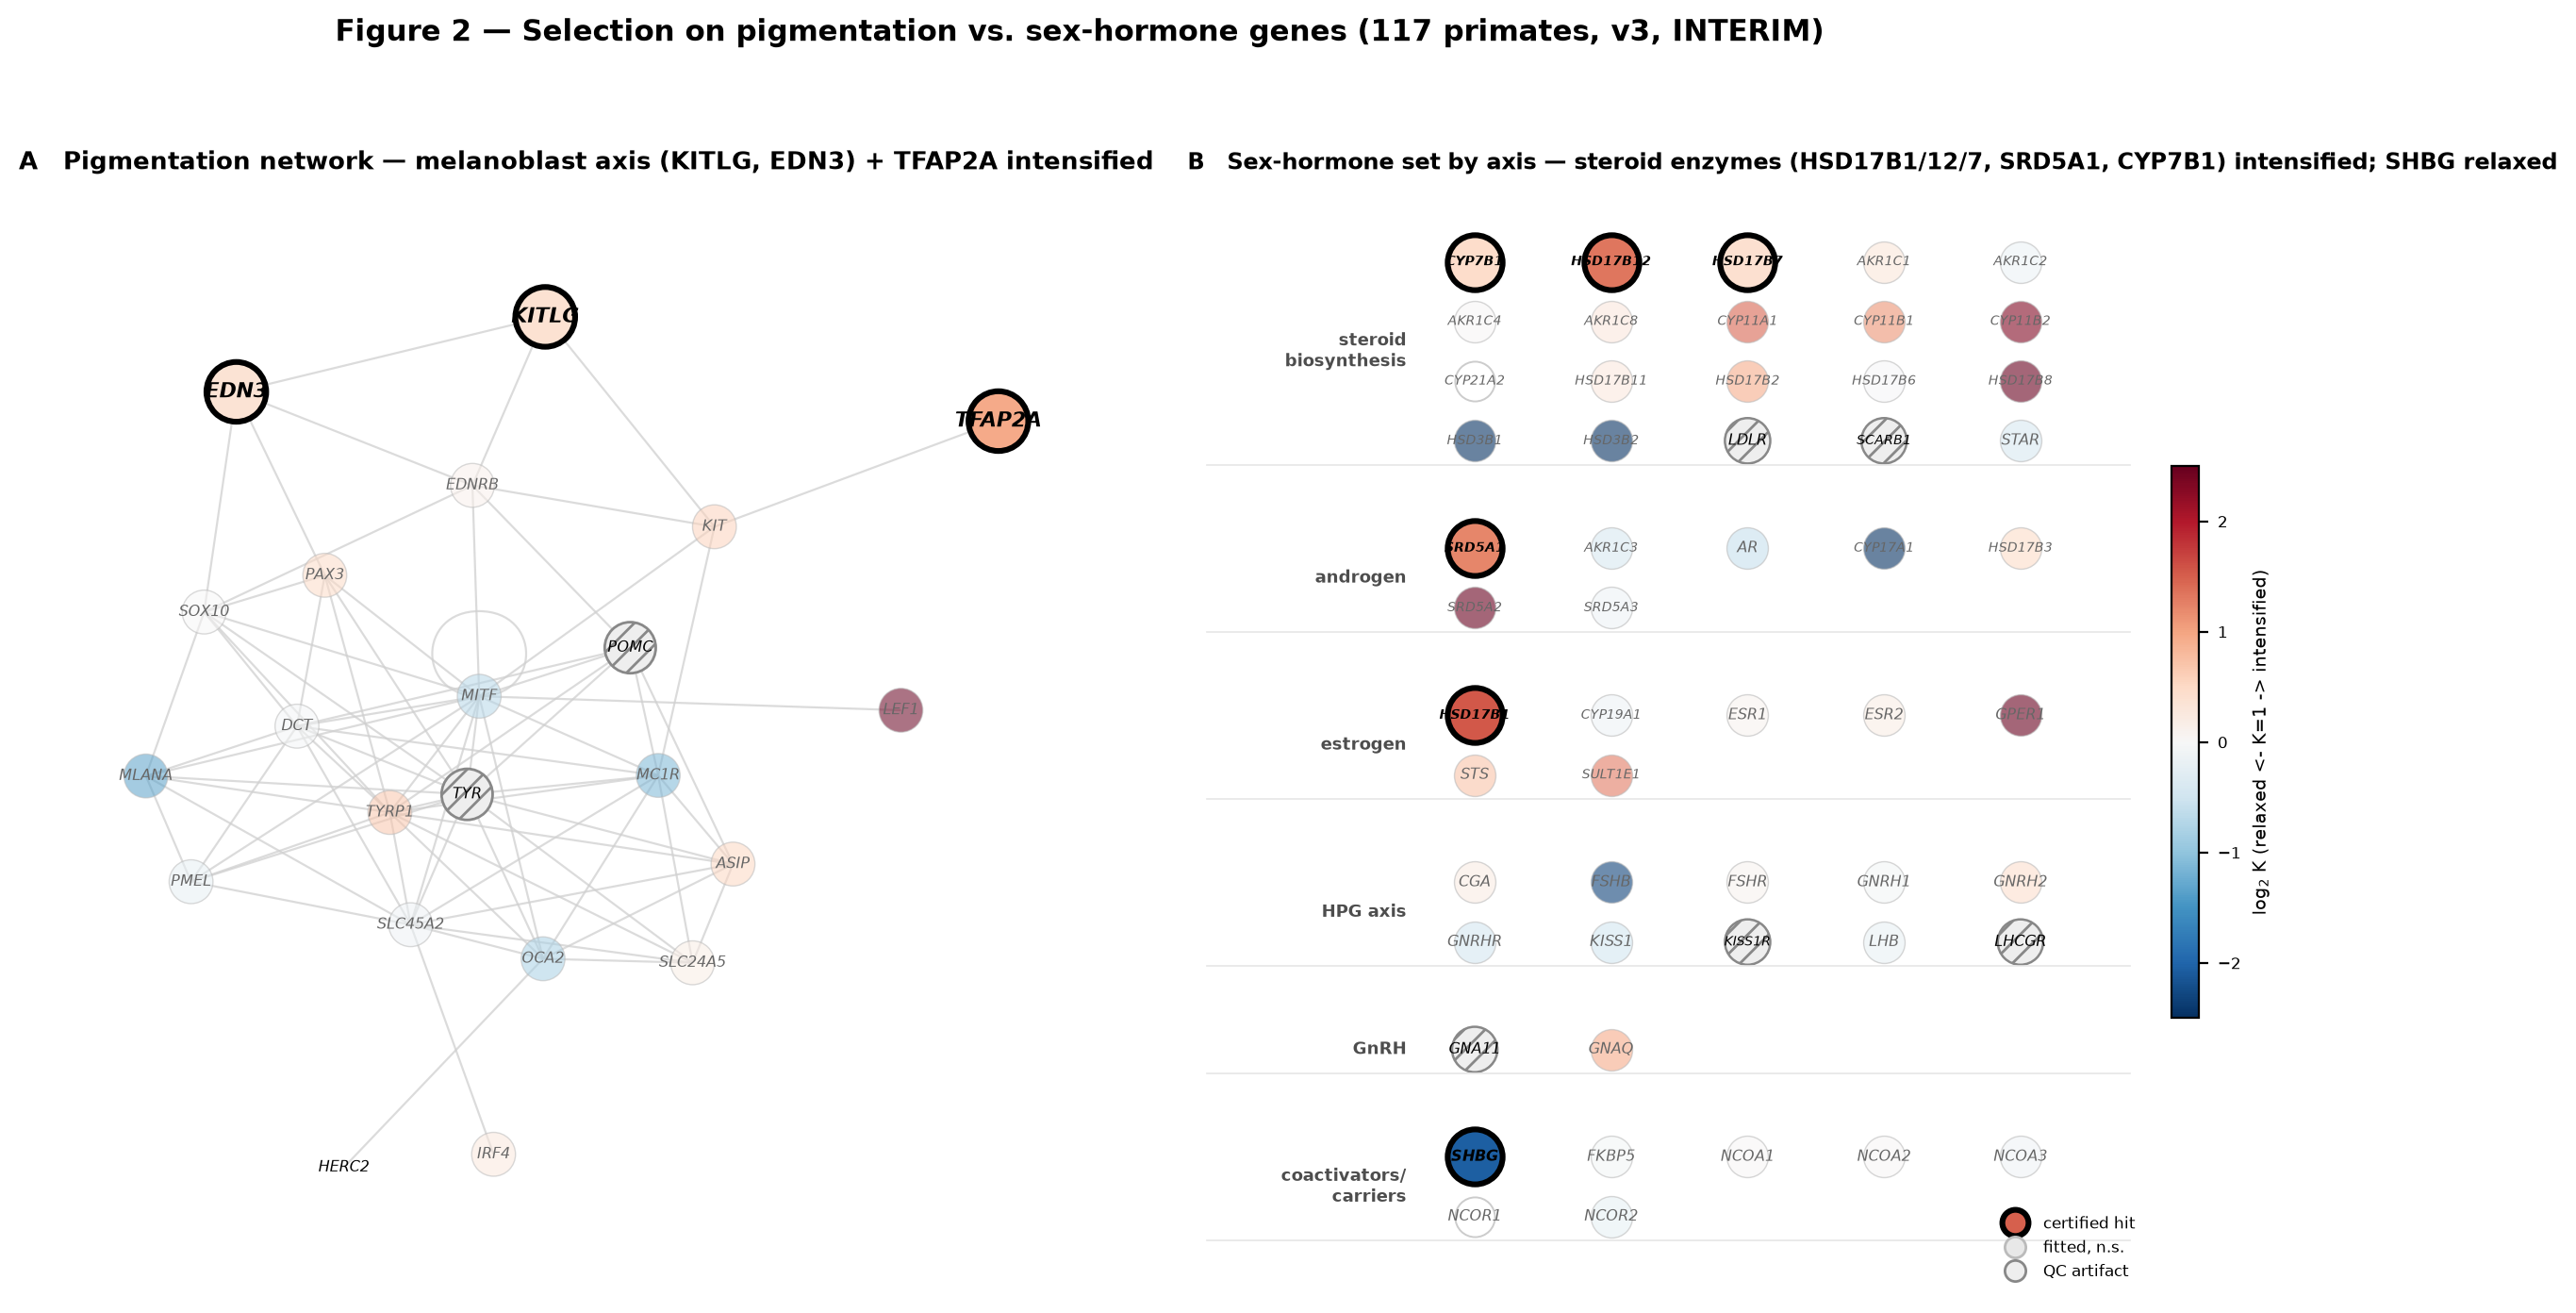
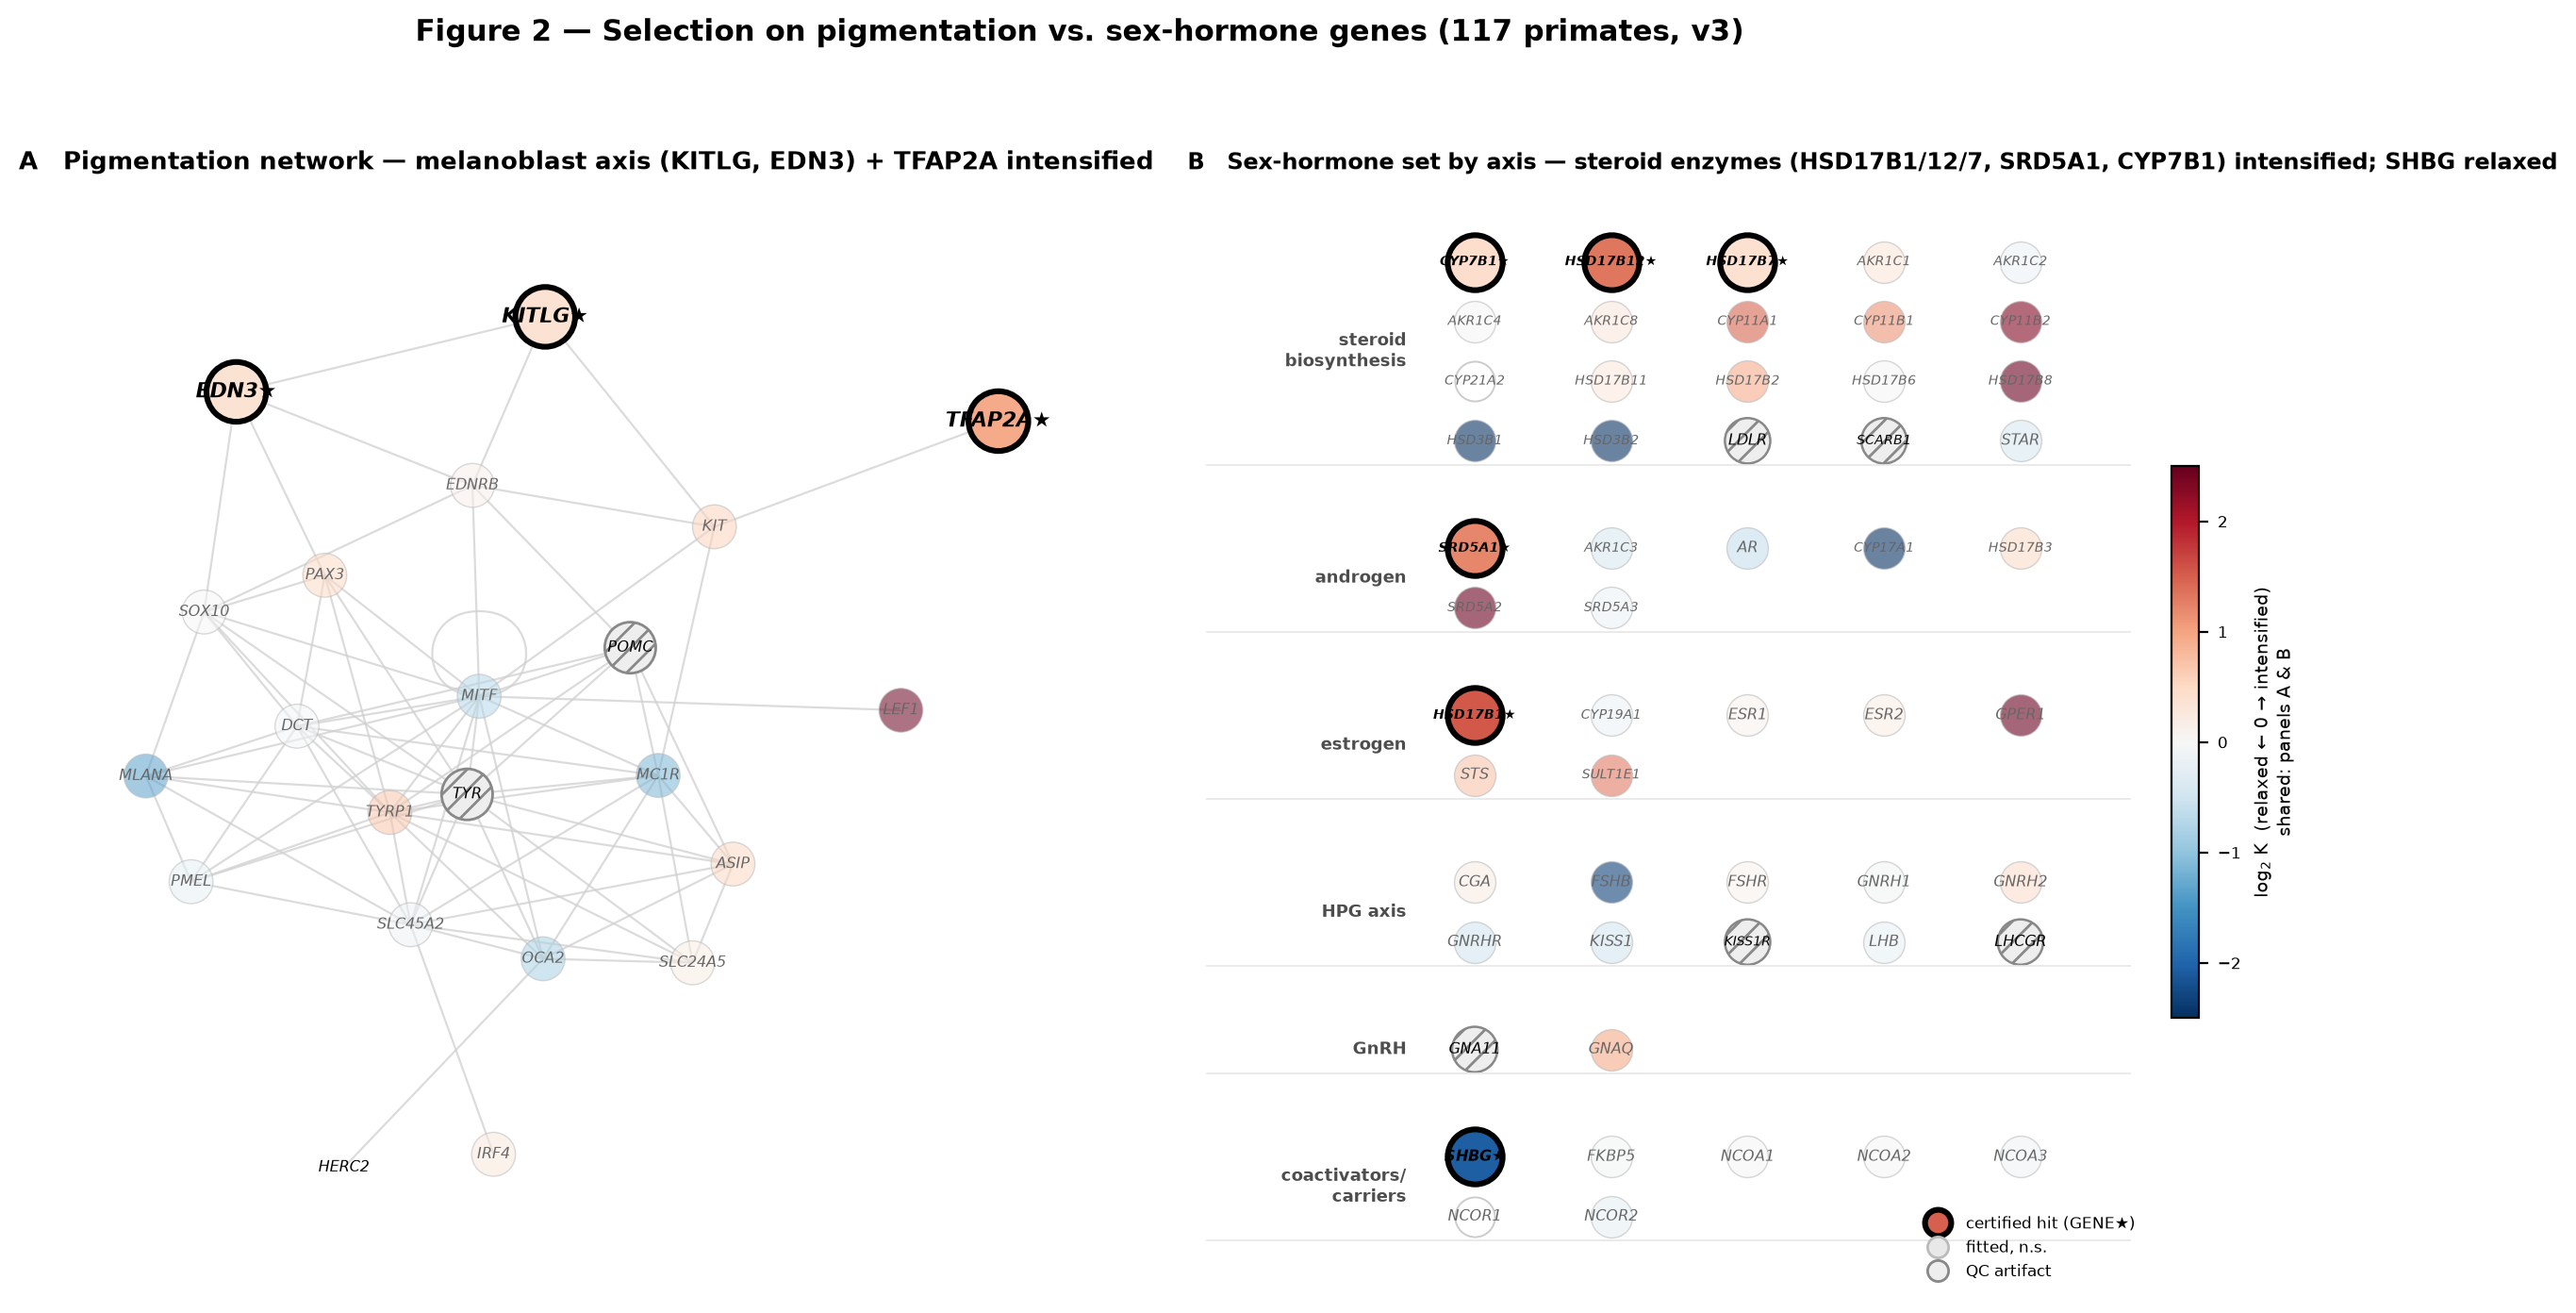
The change to this notebook cell's code, shown as a diff; its figure went from the first image to the second:
--- before
+++ after
@@ -44,5 +44,5 @@
 sigset = set(cert.gene)
 for g in Gm.nodes():
-    axN.annotate(g, pos[g], fontsize=8 if g in sigset else 5.8,
+    axN.annotate(g+("\u2605" if g in sigset else ""), pos[g], fontsize=8 if g in sigset else 5.8,
                  fontweight="bold" if g in sigset else "normal",
                  ha="center", va="center", fontstyle="italic",
@@ -77,5 +77,5 @@
                     edgecolor="k" if s=="clean_sig" else "#bbb",
                     lw=2.2 if s=="clean_sig" else 0.5, alpha=1.0 if s=="clean_sig" else 0.6, zorder=3)
-    axH.annotate(g,(x,y),fontsize=5.0 if len(g)>5 else 5.6,
+    axH.annotate(g+("\u2605" if g in sigset else ""),(x,y),fontsize=5.0 if len(g)>5 else 5.6,
                  fontweight="bold" if g in sigset else "normal",
                  ha="center",va="center",fontstyle="italic",
@@ -91,11 +91,11 @@
 sm=mpl.cm.ScalarMappable(norm=norm,cmap=cmap); sm.set_array([])
 cb=fig.colorbar(sm,ax=[axN,axH],fraction=0.018,pad=0.01,shrink=0.5)
-cb.set_label("log$_2$ K (relaxed <- K=1 -> intensified)",fontsize=7); cb.ax.tick_params(labelsize=6)
+cb.set_label("log$_2$ K  (relaxed \u2190 0 \u2192 intensified)\nshared: panels A & B",fontsize=7); cb.ax.tick_params(labelsize=6)
 axH.legend(handles=[
-    Line2D([],[],marker="o",color="w",markerfacecolor="#d6604d",markeredgecolor="k",markeredgewidth=2.2,label="certified hit",ls="",ms=10),
+    Line2D([],[],marker="o",color="w",markerfacecolor="#d6604d",markeredgecolor="k",markeredgewidth=2.2,label="certified hit (GENE\u2605)",ls="",ms=10),
     Line2D([],[],marker="o",color="w",markerfacecolor="#e8e8e8",markeredgecolor="#bbb",label="fitted, n.s.",ls="",ms=8),
     Line2D([],[],marker="o",color="w",markerfacecolor="#eee",markeredgecolor="#888",label="QC artifact",ls="",ms=8)],
     loc="lower right", frameon=False, fontsize=6, ncol=1)
-fig.suptitle("Figure 2 — Selection on pigmentation vs. sex-hormone genes (117 primates, v3, INTERIM)",
+fig.suptitle("Figure 2 — Selection on pigmentation vs. sex-hormone genes (117 primates, v3)",
              fontsize=11, fontweight="bold", y=1.0)
 fig.savefig(FIG/"fig2_two_networks.png", dpi=200, bbox_inches="tight"); plt.show()

Commit: analysis: figure + comprehensibility overhaul — 2-level tree encoding + clade bars, redundant hit encoding, plain-language K anchors, captions, glossary